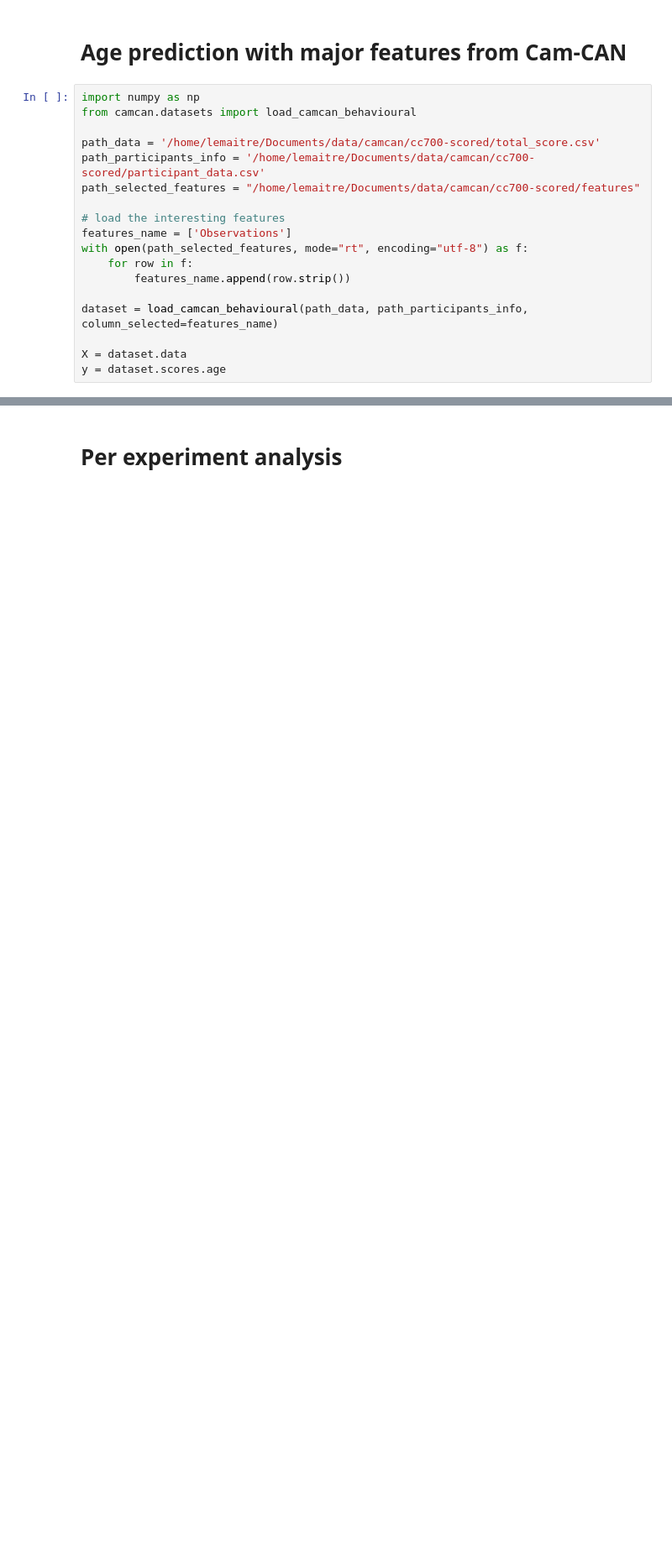
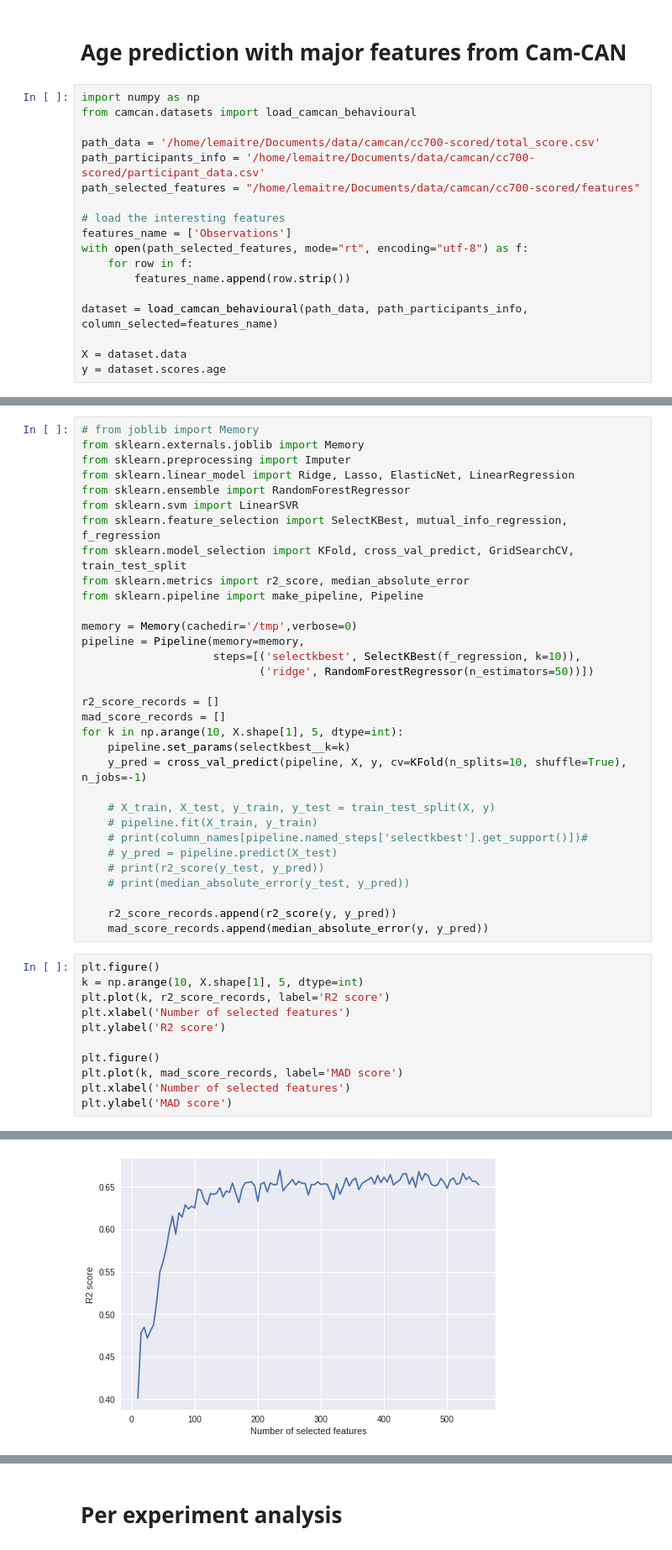
Before and after one commit to glemaitre/camcan_analysis, a Jupyter notebook: notebook/behaviour_analysis/data_mining.ipynb, the cells around one changed output, grey strips where cells are left out. Shown at 84% size. Saved outputs shown, nothing was run; the diff lists cells and outputs as text; blank space fills up the shorter version.

```diff
--- a/notebook/behaviour_analysis/data_mining.ipynb
+++ b/notebook/behaviour_analysis/data_mining.ipynb
@@ -60,0 +100,44 @@ f.show()
+# %%
+# from joblib import Memory
+from sklearn.externals.joblib import Memory
+from sklearn.preprocessing import Imputer
+from sklearn.linear_model import Ridge, Lasso, ElasticNet, LinearRegression
+from sklearn.ensemble import RandomForestRegressor
+from sklearn.svm import LinearSVR
+from sklearn.feature_selection import SelectKBest, mutual_info_regression, f_regression
+from sklearn.model_selection import KFold, cross_val_predict, GridSearchCV, train_test_split
+from sklearn.metrics import r2_score, median_absolute_error
+from sklearn.pipeline import make_pipeline, Pipeline
+
+memory = Memory(cachedir='/tmp',verbose=0)
+pipeline = Pipeline(memory=memory,
+                    steps=[('selectkbest', SelectKBest(f_regression, k=10)),
+                           ('ridge', RandomForestRegressor(n_estimators=50))])
+
+r2_score_records = []
+mad_score_records = []
+for k in np.arange(10, X.shape[1], 5, dtype=int):
+    pipeline.set_params(selectkbest__k=k)
+    y_pred = cross_val_predict(pipeline, X, y, cv=KFold(n_splits=10, shuffle=True), n_jobs=-1)
+
+    # X_train, X_test, y_train, y_test = train_test_split(X, y)
+    # pipeline.fit(X_train, y_train)
+    # print(column_names[pipeline.named_steps['selectkbest'].get_support()])#
+    # y_pred = pipeline.predict(X_test)
+    # print(r2_score(y_test, y_pred))
+    # print(median_absolute_error(y_test, y_pred))
+
+    r2_score_records.append(r2_score(y, y_pred))
+    mad_score_records.append(median_absolute_error(y, y_pred))
+# %%
+plt.figure()
+k = np.arange(10, X.shape[1], 5, dtype=int)
+plt.plot(k, r2_score_records, label='R2 score')
+plt.xlabel('Number of selected features')
+plt.ylabel('R2 score')
+
+plt.figure()
+plt.plot(k, mad_score_records, label='MAD score')
+plt.xlabel('Number of selected features')
+plt.ylabel('MAD score')
+# %% [output]
@@ -60,0 +145 @@ f.show()
+[figure, added]
```
Also changed, not shown: parts of 8 cells of this notebook, 6 other files.
